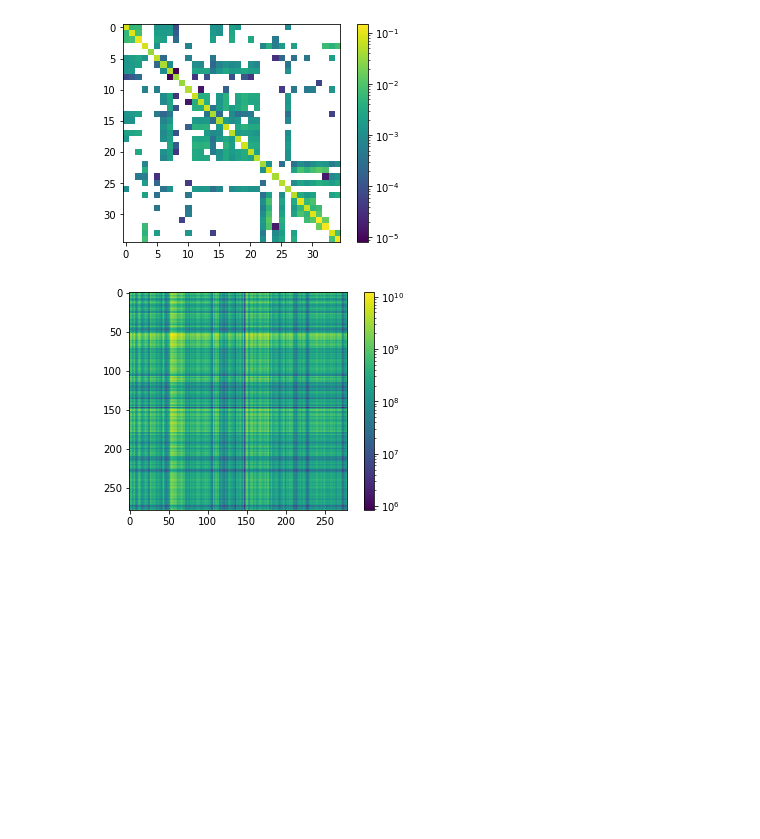
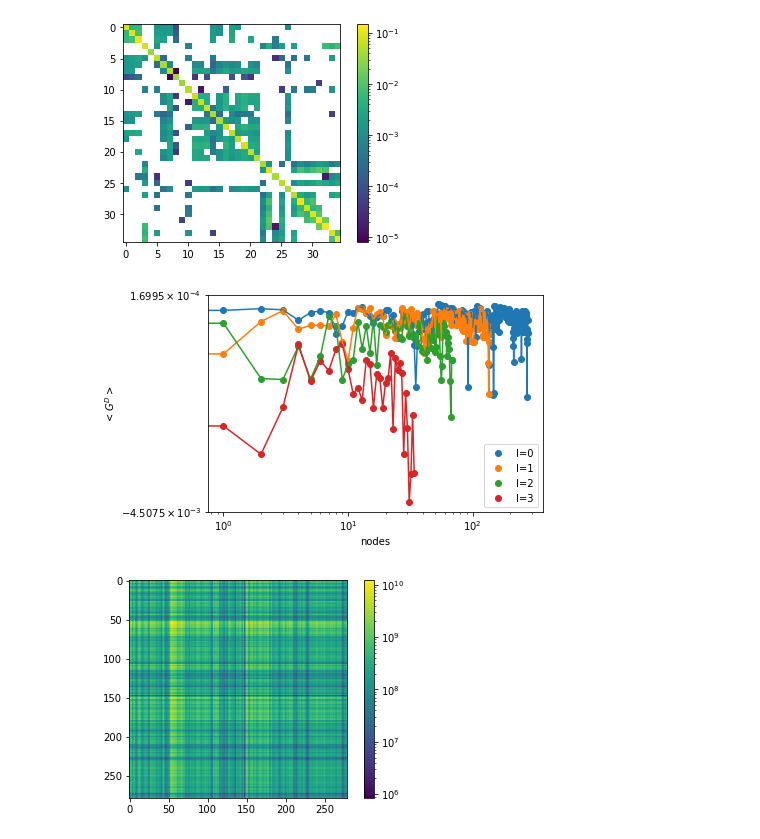
Before and after one commit to matheusloures42/renormalization-simplicial-complexes, a Jupyter notebook: c_elegans.ipynb, the cells around one changed output. Cells and saved outputs as stored; diff of their text form; code cells hidden in the pictures; blank space fills up the shorter version.

```diff
--- a/c_elegans.ipynb
+++ b/c_elegans.ipynb
@@ -121,6 +121,13 @@ heat_map_covariance(G3)
 [figure]
 [figure]
 [figure]
+# %%
+average_GD(G0,'l=0')
+average_GD(G1,'l=1')
+average_GD(G2,'l=2')
+average_GD(G3,'l=3')
+# %% [output]
+[figure, added]
 # %%
 node_communcability_adjacency(G0)
 node_communcability_adjacency(G1)
```
Also changed, not shown: 30 other files.
